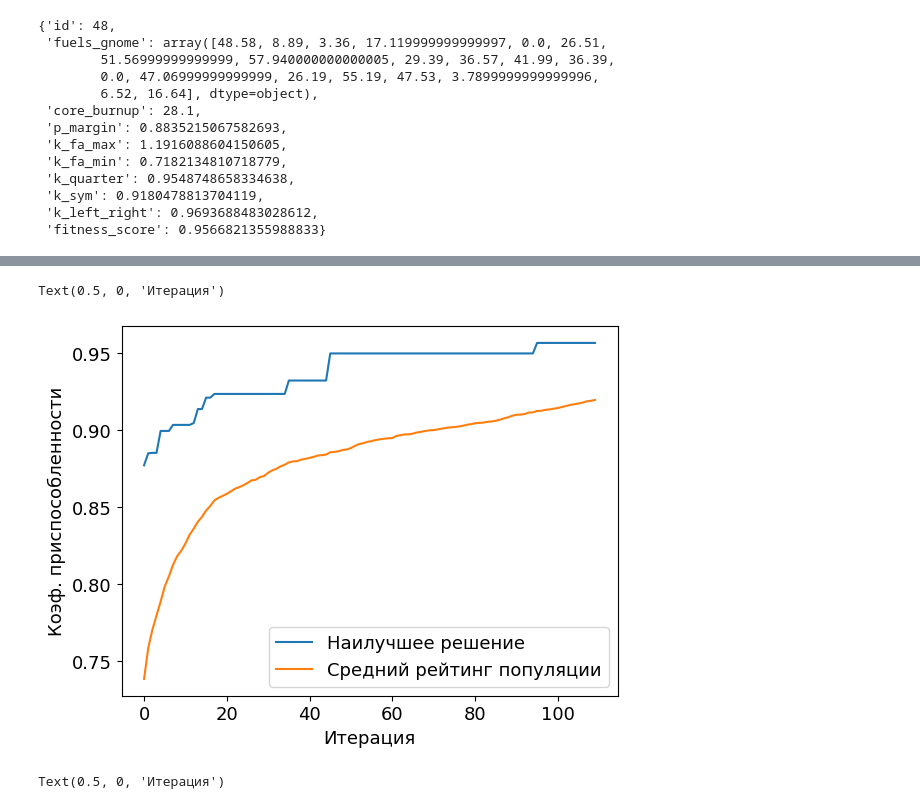
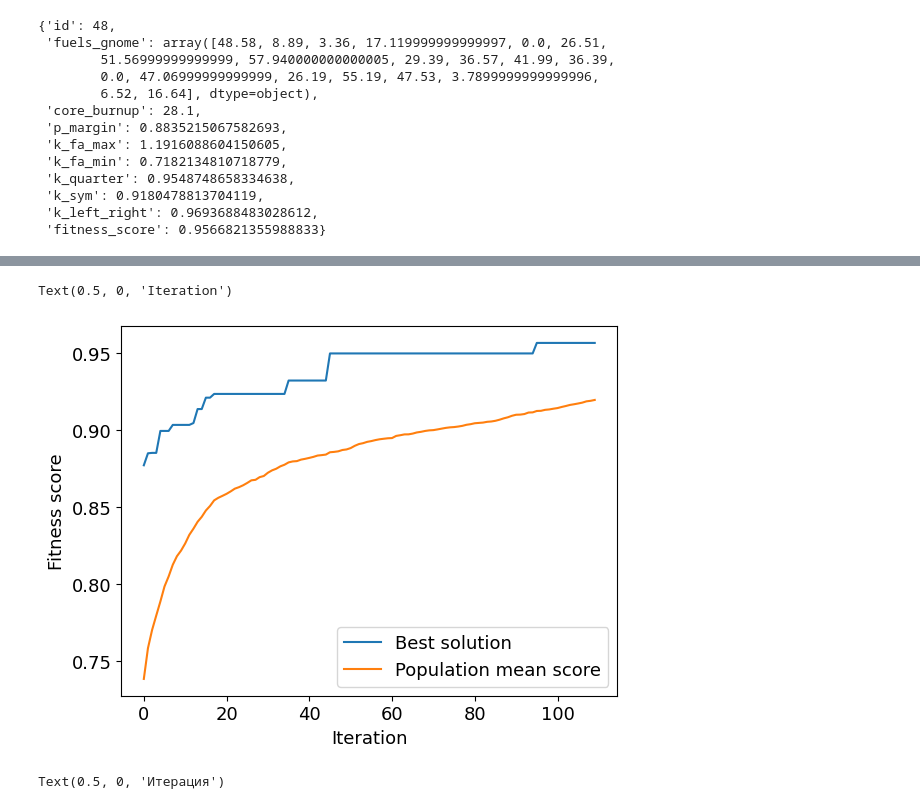
Before and after one commit to mrzlkaaa/core_ununiformity, a Jupyter notebook: main/GA_1_Adjusting.ipynb, the cells around one changed output, grey strips where cells are left out. Cells and saved outputs as stored; diff of their text form; code cells hidden in the pictures.

```diff
--- a/main/GA_1_Adjusting.ipynb
+++ b/main/GA_1_Adjusting.ipynb
@@ -501,17 +507,22 @@ Text(0.5, 0, 'Количество компоновок')
 # %%
 sns.lineplot(
     solutions_fs,
-    label="Наилучшее решение"
+    # label="Наилучшее решение"
+    label="Best solution"
 )
 sns.lineplot(
     datas_aver,
-    label="Средний рейтинг популяции"
+    # label="Средний рейтинг популяции"
+    label="Population mean score"
 )
-plt.ylabel("Коэф. приспособленности")
-plt.xlabel("Итерация")
+# plt.ylabel("Коэф. приспособленности")
+# plt.xlabel("Итерация")
+
+plt.ylabel("Fitness score")
+plt.xlabel("Iteration")
 # %% [output]
-Text(0.5, 0, 'Итерация')
+Text(0.5, 0, 'Iteration')
-[figure, old version]
+[figure, new version]
 # %%
 # best solution for .25s
 # best taken from every iteration made
```
Also changed, not shown: parts of 6 cells of this notebook, 1 other file.
